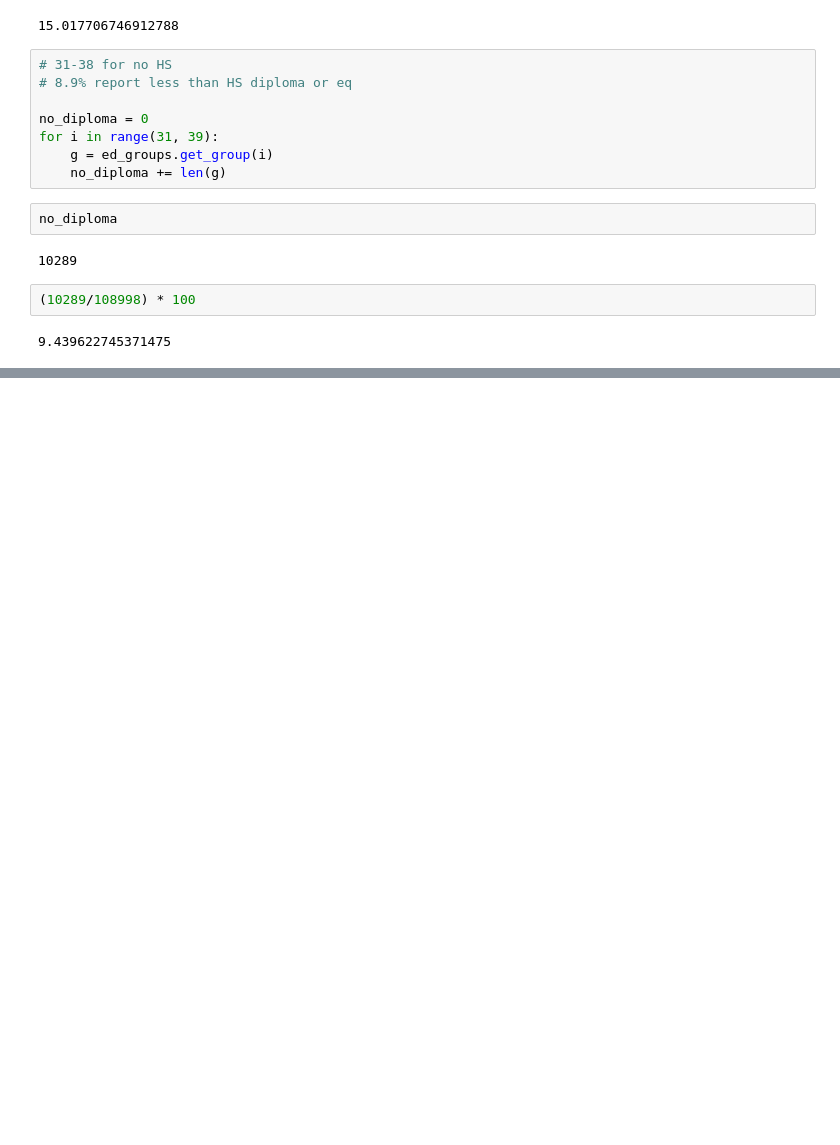
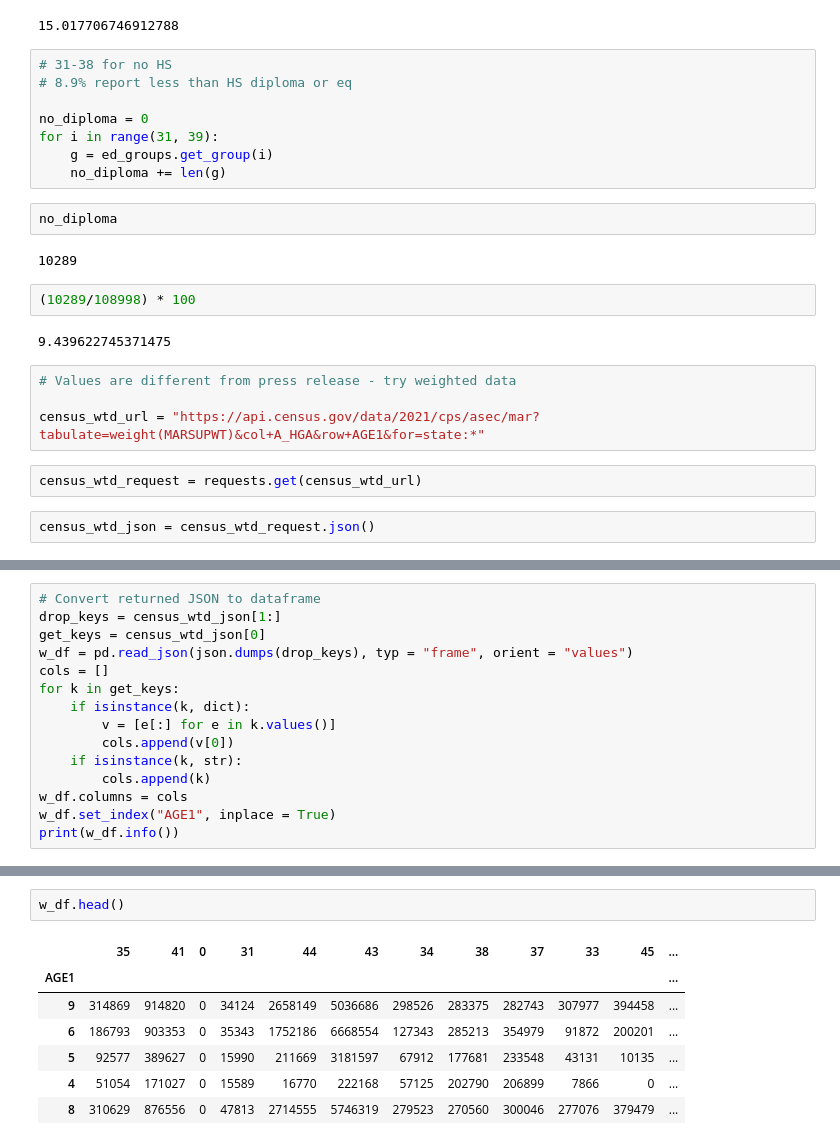
Before and after one commit to unmrds/cc-census-api, a Jupyter notebook: Census-API-Tutorial.ipynb, the cells around one changed output, grey strips where cells are left out. Saved outputs shown, nothing was run; the diff lists cells and outputs as text; blank space fills up the shorter version.

Commit message:
get weighted data

```diff
--- a/Census-API-Tutorial.ipynb
+++ b/Census-API-Tutorial.ipynb
@@ -452,3 +522,11 @@ no_diploma
 (10289/108998) * 100
 # %% [output]
 9.439622745371475
+# %%
+# Values are different from press release - try weighted data
+
+census_wtd_url = "https://api.census.gov/data/2021/cps/asec/mar?tabulate=weight(MARSUPWT)&col+A_HGA&row+AGE1&for=state:*"
+# %%
+census_wtd_request = requests.get(census_wtd_url)
+# %%
+census_wtd_json = census_wtd_request.json()
@@ -454,0 +553,15 @@ no_diploma
+# %%
+# Convert returned JSON to dataframe
+drop_keys = census_wtd_json[1:]
+get_keys = census_wtd_json[0]
+w_df = pd.read_json(json.dumps(drop_keys), typ = "frame", orient = "values")
+cols = []
+for k in get_keys:
+    if isinstance(k, dict):
+        v = [e[:] for e in k.values()]
+        cols.append(v[0])
+    if isinstance(k, str):
+        cols.append(k)
+w_df.columns = cols
+w_df.set_index("AGE1", inplace = True)
+print(w_df.info())
@@ -454,0 +586,10 @@ no_diploma
+# %%
+w_df.head()
+# %% [output]
+|  | 35 | 41 | 0 | 31 | 44 | 43 | 34 | 38 | 37 | 33 | 45 | ... |
+| AGE1 |  |  |  |  |  |  |  |  |  |  |  | ... |
+| 9 | 314869 | 914820 | 0 | 34124 | 2658149 | 5036686 | 298526 | 283375 | 282743 | 307977 | 394458 | ... |
+| 6 | 186793 | 903353 | 0 | 35343 | 1752186 | 6668554 | 127343 | 285213 | 354979 | 91872 | 200201 | ... |
+| 5 | 92577 | 389627 | 0 | 15990 | 211669 | 3181597 | 67912 | 177681 | 233548 | 43131 | 10135 | ... |
+| 4 | 51054 | 171027 | 0 | 15589 | 16770 | 222168 | 57125 | 202790 | 206899 | 7866 | 0 | ... |
+| 8 | 310629 | 876556 | 0 | 47813 | 2714555 | 5746319 | 279523 | 270560 | 300046 | 277076 | 379479 | ... |
```
Also changed, not shown: parts of 10 cells of this notebook.
